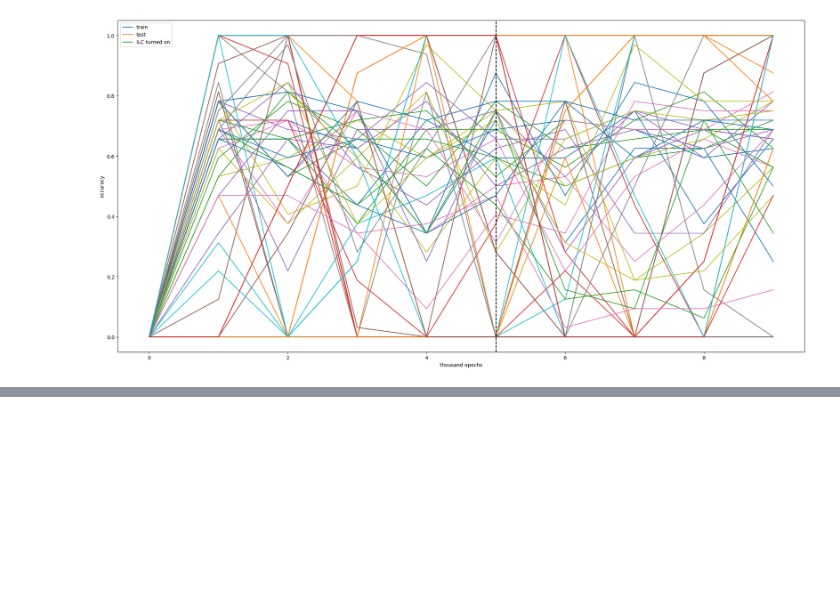
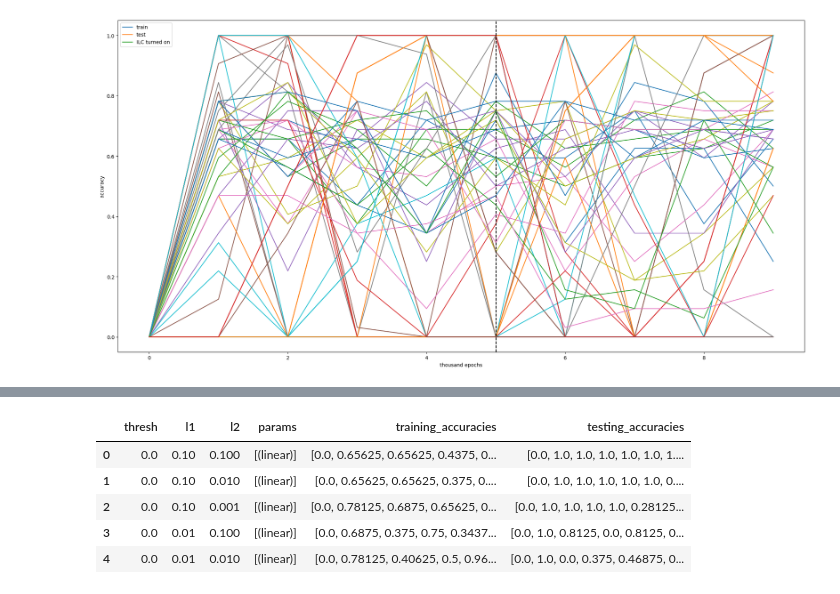
Before and after one commit to scspinney/pgm-fmri, a Jupyter notebook: Plot_MRI.ipynb, the cells around one changed output, grey strips where cells are left out. Cells and saved outputs as stored; diff of their text form; code cells hidden in the pictures; blank space fills up the shorter version.

```diff
--- a/Plot_MRI.ipynb
+++ b/Plot_MRI.ipynb
@@ -147,0 +136,9 @@ df
+# %%
+df.head()
+# %% [output]
+|  | thresh | l1 | l2 | params | training_accuracies | testing_accuracies |
+| 0 | 0.0 | 0.10 | 0.100 | [(linear)] | [0.0, 0.65625, 0.65625, 0.4375, 0... | [0.0, 1.0, 1.0, 1.0, 1.0, 1.0, 1.... |
+| 1 | 0.0 | 0.10 | 0.010 | [(linear)] | [0.0, 0.65625, 0.65625, 0.375, 0.... | [0.0, 1.0, 1.0, 1.0, 1.0, 1.0, 0.... |
+| 2 | 0.0 | 0.10 | 0.001 | [(linear)] | [0.0, 0.78125, 0.6875, 0.65625, 0... | [0.0, 1.0, 1.0, 1.0, 1.0, 0.28125... |
+| 3 | 0.0 | 0.01 | 0.100 | [(linear)] | [0.0, 0.6875, 0.375, 0.75, 0.3437... | [0.0, 1.0, 0.8125, 0.0, 0.8125, 0... |
+| 4 | 0.0 | 0.01 | 0.010 | [(linear)] | [0.0, 0.78125, 0.40625, 0.5, 0.96... | [0.0, 1.0, 0.0, 0.375, 0.46875, 0... |
```
Also changed, not shown: parts of 14 cells of this notebook.
